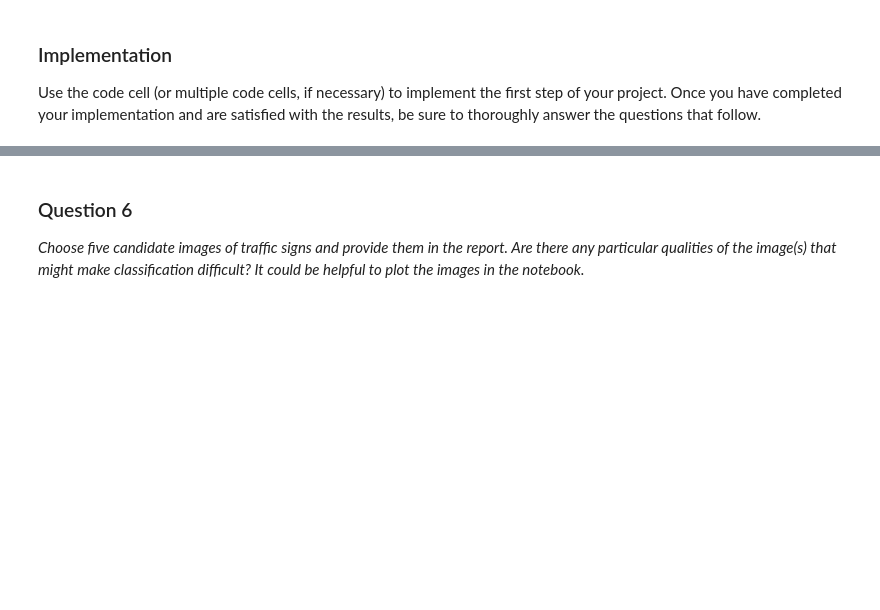
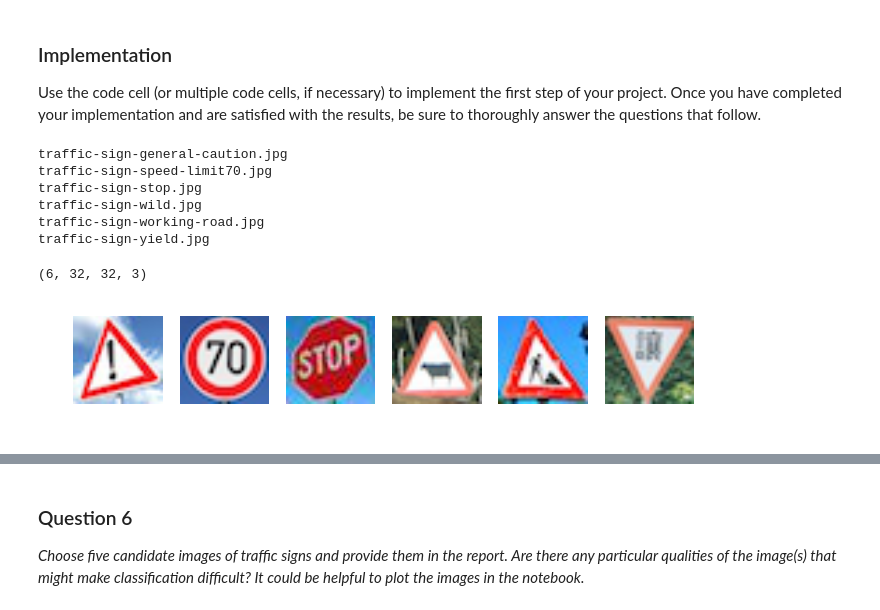
Before and after one commit to markandlw/CarND-Traffic-Sign-Classifier-Project, a Jupyter notebook: Traffic_Sign_Classifier.ipynb, the cells around one changed output, grey strips where cells are left out. Drawn from its saved outputs; the diff is of its cells as text; code cells hidden in the pictures; blank space fills up the shorter version.

Commit message:
Plot my test images from web and evaluate.

```diff
--- a/Traffic_Sign_Classifier.ipynb
+++ b/Traffic_Sign_Classifier.ipynb
@@ -409,0 +407,29 @@ Use the code cell (or multiple code cells, if necessary) to implement the first
+# %%
+### Load the images and plot them here.
+
+import glob
+import cv2
+
+fig, axs = plt.subplots(nrows=1,ncols=6)
+
+test_images = []
+for i, img in enumerate(glob.glob("*.jpg")):
+    print(img)
+    image = cv2.imread(img)
+    axs[i].axis('off')
+    image = cv2.cvtColor(image, cv2.COLOR_BGR2RGB)
+    axs[i].imshow(image)
+    test_images.append(image)
+
+test_images = np.asarray(test_images)
+test_labels = [18,4,14,31,25,13]
+test_images.shape
+# %% [output]
+traffic-sign-general-caution.jpg
+traffic-sign-speed-limit70.jpg
+traffic-sign-stop.jpg
+traffic-sign-wild.jpg
+traffic-sign-working-road.jpg
+traffic-sign-yield.jpg
+(6, 32, 32, 3)
+[figure, added]
```
Also changed, not shown: parts of 10 cells of this notebook, 6 other files.
